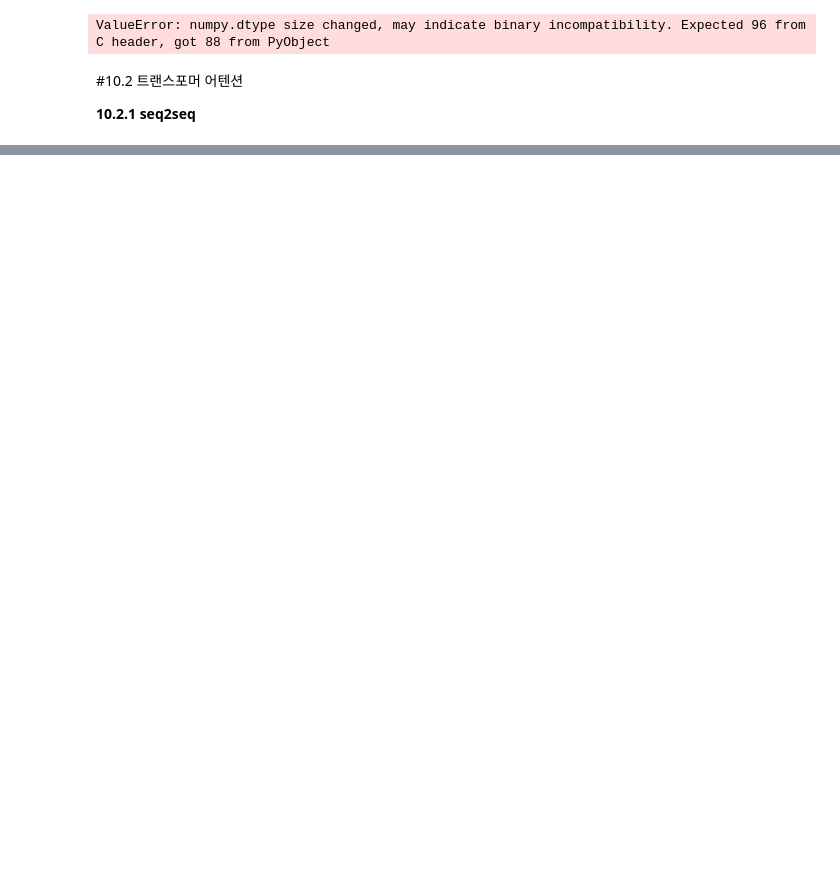
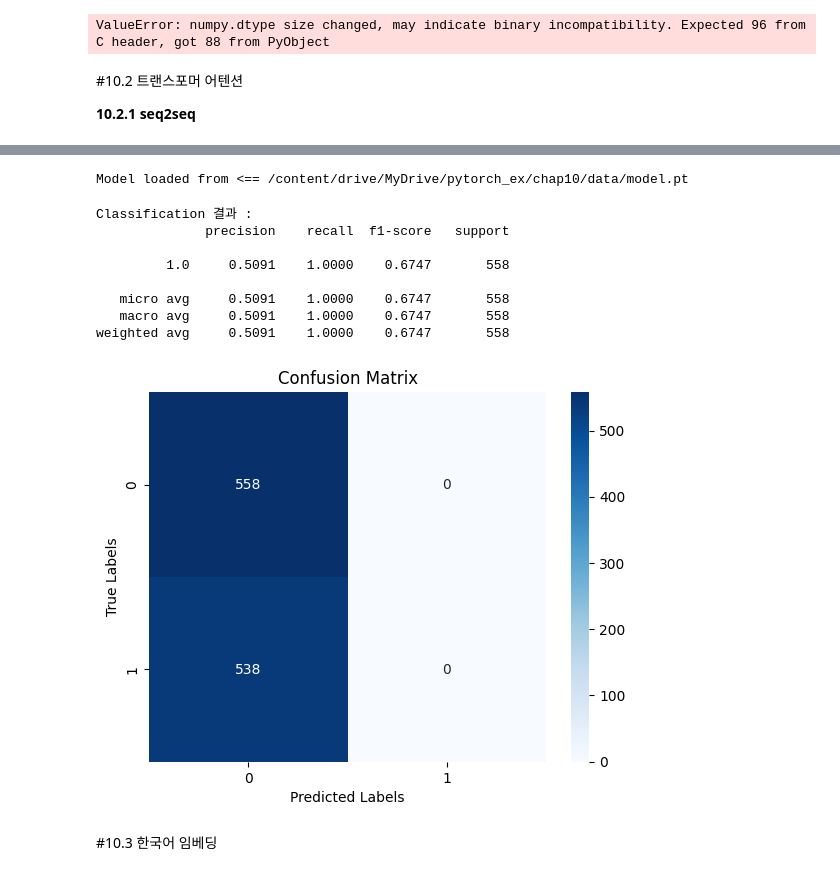
Before and after one commit to squiller1/Deeplearning_study, a Jupyter notebook: Pytorch/Pytorch_10.ipynb, the cells around one changed output, grey strips where cells are left out. Saved outputs shown, nothing was run; the diff lists cells and outputs as text; code cells hidden in the pictures; blank space fills up the shorter version.

```diff
--- a/Pytorch/Pytorch_10.ipynb
+++ b/Pytorch/Pytorch_10.ipynb
@@ -331,0 +624,5 @@ class Seq2seq(nn.Module) :
+# %%
+#데이트셋 내려받기
+train_df = pd.read_csv('/content/drive/MyDrive/pytorch_ex/chap10/data/training.txt', sep='\t')
+valid_df = pd.read_csv('/content/drive/MyDrive/pytorch_ex/chap10/data/validing.txt', sep='\t')
+test_df = pd.read_csv('/content/drive/MyDrive/pytorch_ex/chap10/data/testing.txt', sep='\t')
@@ -331,0 +658,5 @@ class Seq2seq(nn.Module) :
+# %%
+#버트 토크나이저 내려받기
+tokenizer = BertTokenizer.from_pretrained('bert-base-uncased')
+model = BertForSequenceClassification.from_pretrained('bert-base-uncased')
+model.to(device)
@@ -331,0 +816,48 @@ class Seq2seq(nn.Module) :
+# %%
+#모델 평가 함수 정의
+def evaluate(model, test_loader) :
+  y_pred = []
+  y_true = []
+
+  model.eval()
+  with torch.no_grad() :
+      for text, label in test_loader :
+        encoded_list = [tokenizer.encode(t, add_special_tokens=True) for t in text]
+        padded_list = [e + [0] * (512-len(e)) for e in encoded_list]
+        sample = torch.tensor(padded_list)
+        sample, label = sample.to(device), label.to(device)
+        labels = torch.tensor(label)
+        output = model(sample, labels=labels)
+        _, output = output
+        y_pred.extend(torch.argmax(output, 1).tolist())
+        y_true.extend(labels.tolist())
+
+  print('Classification 결과 :')
+  print(classification_report(y_true, y_pred, labels=[1.0], digits=4))
+
+  cm = confusion_matrix(y_true, y_pred, labels=[1,0])
+  ax = plt.subplot()
+  sns.heatmap(cm, annot=True, ax=ax, cmap='Blues', fmt='d')
+  ax.set_title('Confusion Matrix')
+  ax.set_xlabel('Predicted Labels')
+  ax.set_ylabel('True Labels')
+  ax.xaxis.set_ticklabels(['0', '1'])
+  ax.yaxis.set_ticklabels(['0', '1'])
+# %%
+#모델 평가
+best_model = model.to(device)
+load_checkpoint('/content/drive/MyDrive/pytorch_ex/chap10/data/model.pt', best_model)
+evaluate(best_model, test_loader)
+# %% [output]
+Model loaded from <== /content/drive/MyDrive/pytorch_ex/chap10/data/model.pt
+Classification 결과 :
+              precision    recall  f1-score   support
+
+         1.0     0.5091    1.0000    0.6747       558
+
+   micro avg     0.5091    1.0000    0.6747       558
+   macro avg     0.5091    1.0000    0.6747       558
+weighted avg     0.5091    1.0000    0.6747       558
+[figure, added]
+# %% [markdown]
+#10.3 한국어 임베딩
```
Also changed, not shown: parts of 40 cells of this notebook.
